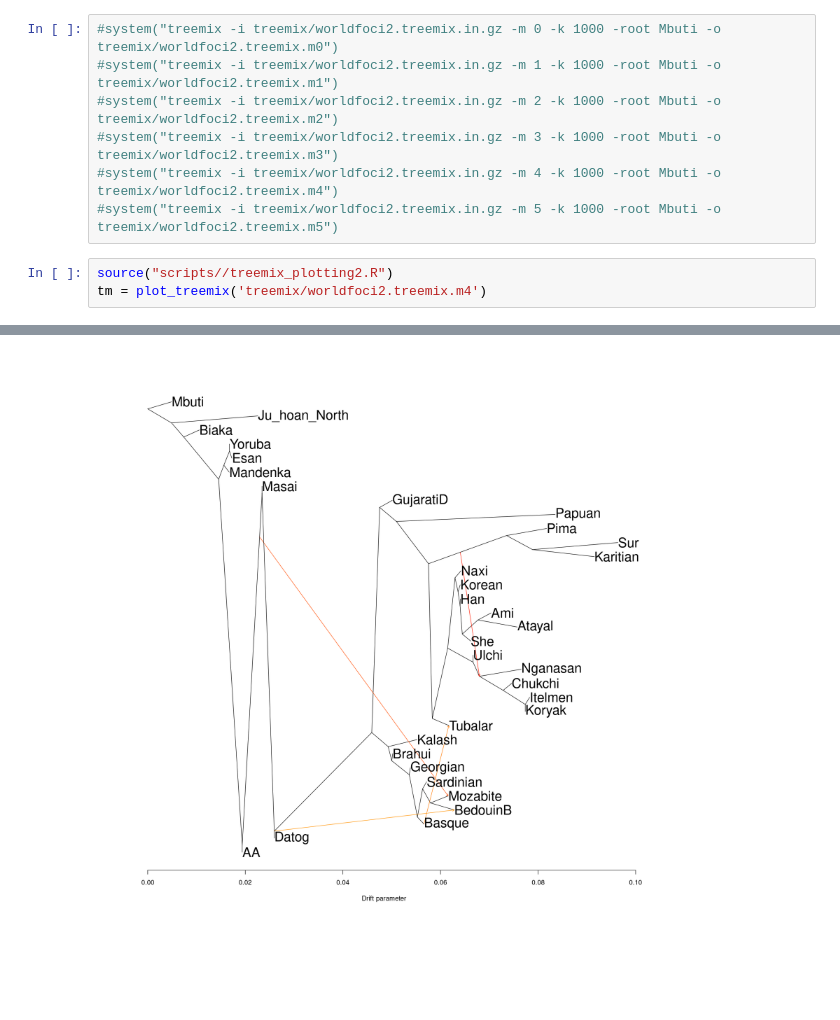
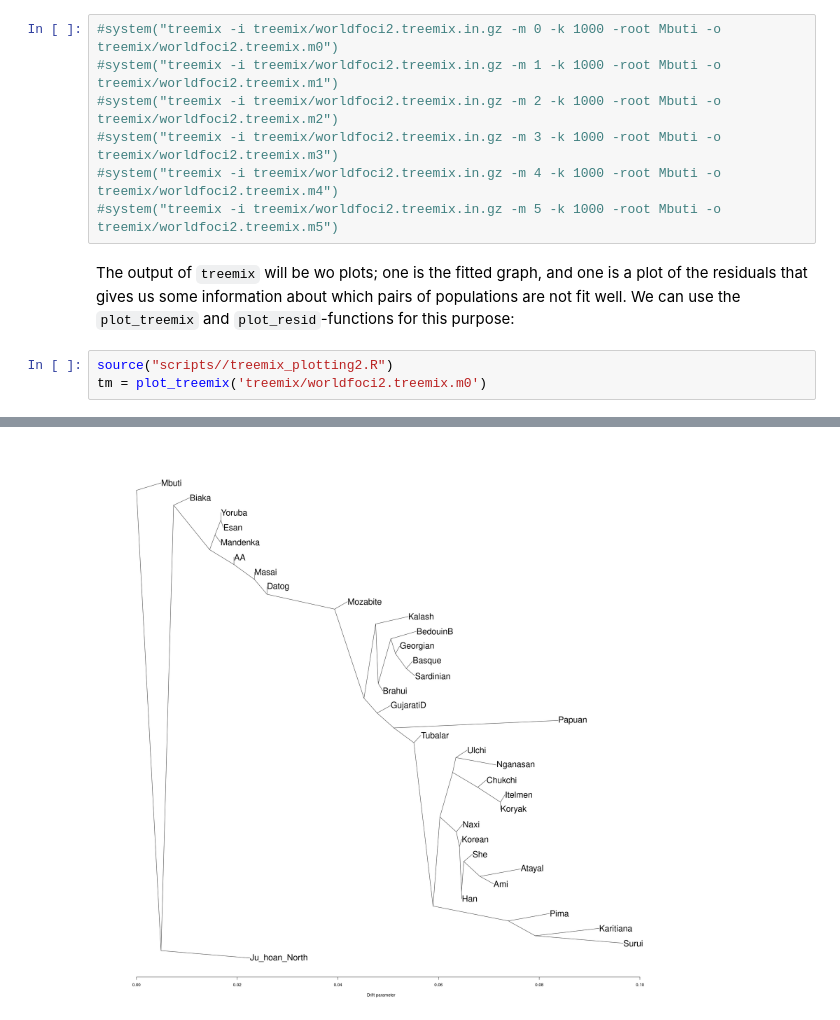
Before and after one commit to BenjaminPeter/cph_course, a Jupyter notebook: Admixture Graphs Tutorial.ipynb, the cells around one changed output, grey strips where cells are left out. Cells and saved outputs as stored; diff of their text form; blank space fills up the shorter version.

```diff
--- a/Admixture Graphs Tutorial.ipynb
+++ b/Admixture Graphs Tutorial.ipynb
@@ -181,7 +98,9 @@ This is the problem addressed by `treemix` [(Pickrell & Pritchard 2012)](https:/
 #system("treemix -i treemix/worldfoci2.treemix.in.gz -m 3 -k 1000 -root Mbuti -o treemix/worldfoci2.treemix.m3")
 #system("treemix -i treemix/worldfoci2.treemix.in.gz -m 4 -k 1000 -root Mbuti -o treemix/worldfoci2.treemix.m4")
 #system("treemix -i treemix/worldfoci2.treemix.in.gz -m 5 -k 1000 -root Mbuti -o treemix/worldfoci2.treemix.m5")
+# %% [markdown]
+The output of `treemix` will be wo plots; one is the fitted graph, and one is a plot of the residuals that gives us some information about which pairs of populations are not fit well. We can use the `plot_treemix` and `plot_resid`-functions for this purpose:
 # %%
 source("scripts//treemix_plotting2.R")
-tm = plot_treemix('treemix/worldfoci2.treemix.m4')
+tm = plot_treemix('treemix/worldfoci2.treemix.m0')
 # %% [output]
@@ -196,2 +117,2 @@ Warning message in plot_treemix("treemix/worldfoci2.treemix.m4"):
-[figure, old version]
+[figure, new version]
 # %%
```
Also changed, not shown: parts of 8 cells of this notebook, 1 other file.
